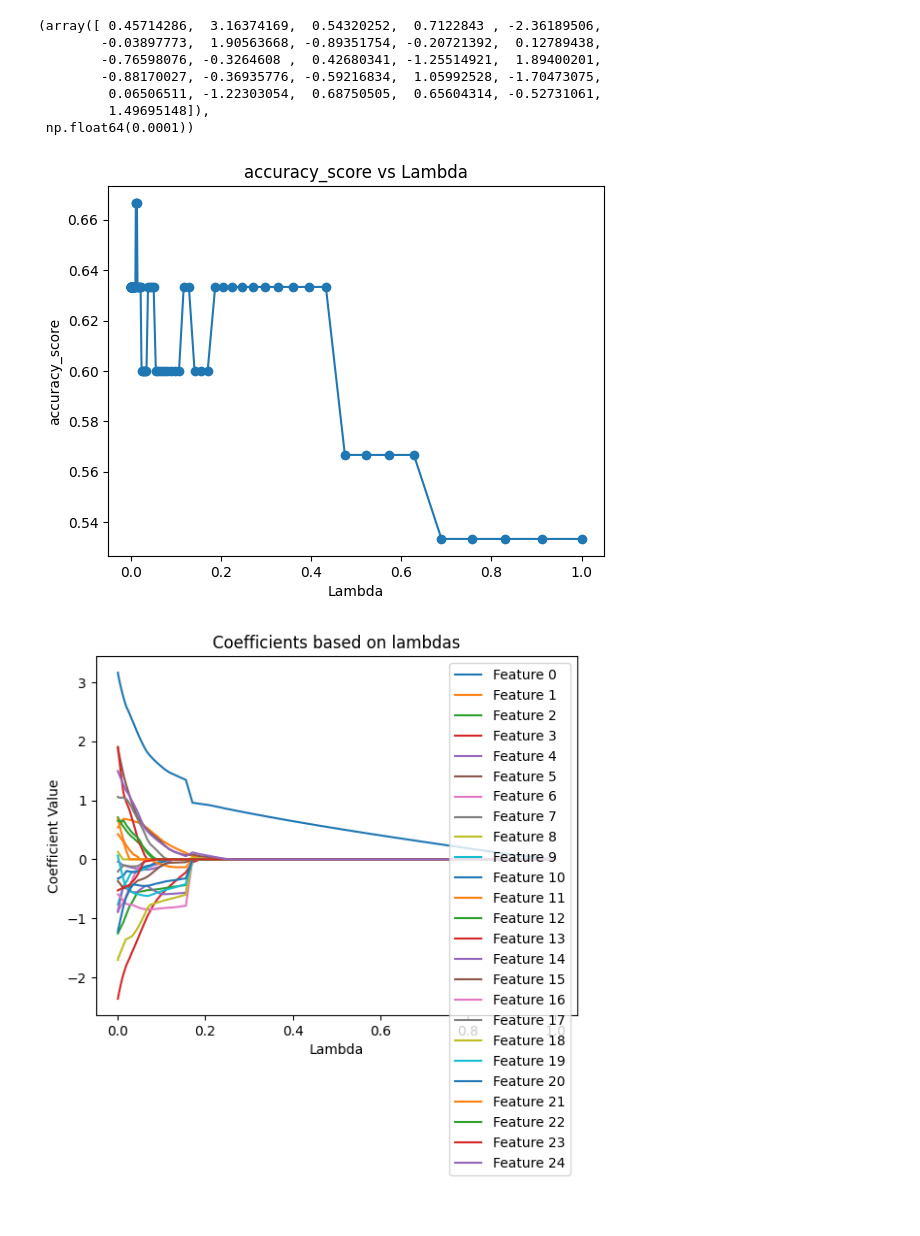
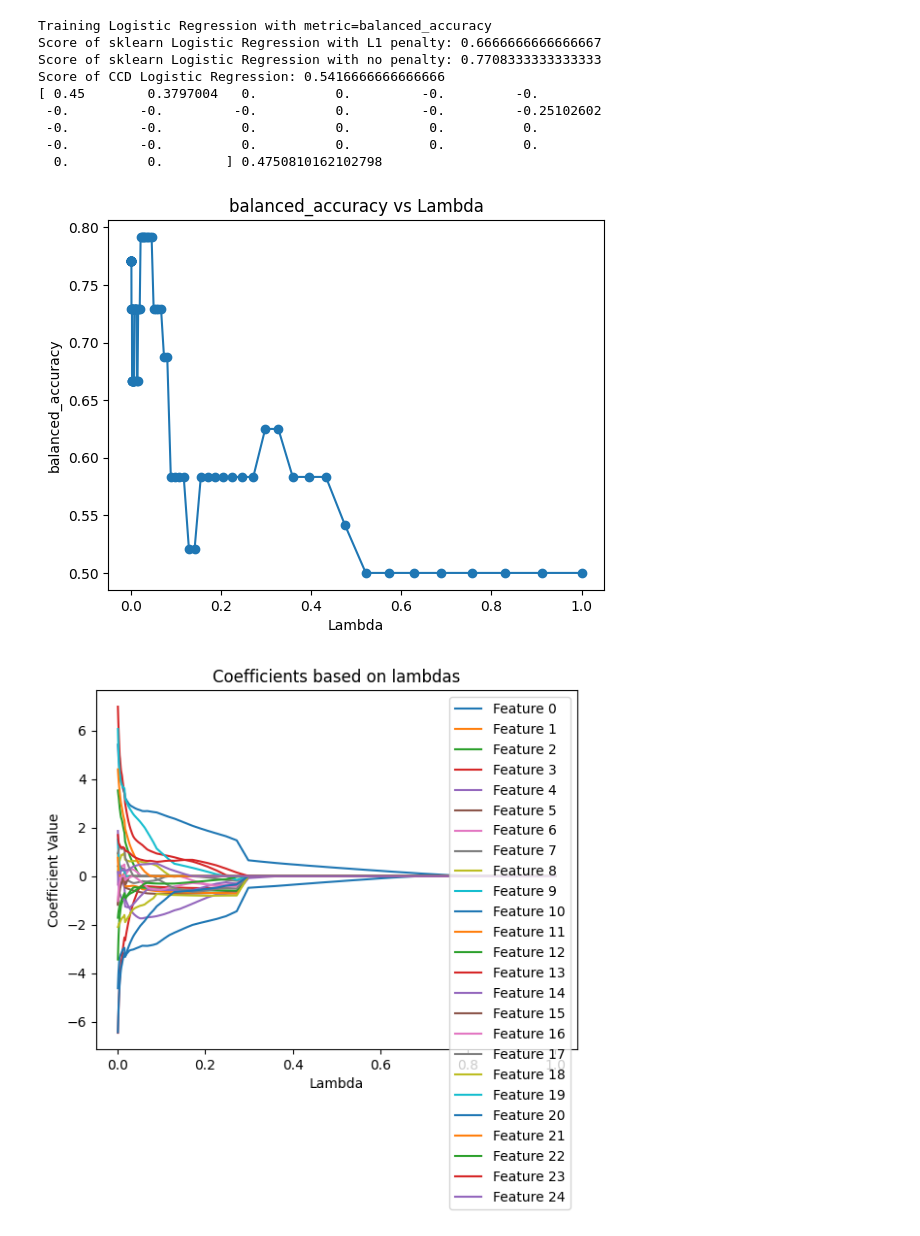
Before and after one commit to AgEwa/AML__CDD, a Jupyter notebook: project1.ipynb, the cells around one changed output. Drawn from its saved outputs; the diff is of its cells as text; code cells hidden in the pictures.

Commit message:
fix preprocessing to fit requirements, add metrics to choose, compare on artificial data for all metrics

```diff
--- a/project1.ipynb
+++ b/project1.ipynb
@@ -20,9 +22,4 @@ d = 25    # Dimension
 g = 0.7  # Covariance matrix multiplier
 
 X, y = generate_synthetic_data(p, n, d, g)
-X_train, X_test, y_train, y_test = train_test_split(X, y, test_size=0.3)
+X_train, X_test, y_train, y_test = train_test_split(X, y, test_size=0.4)
-# %%
-log_reg_ccd = LogRegCCD(max_iter=1000)
-log_reg_ccd.fit(X_train, y_train, X_train, y_train, np.logspace(-4, 0, 100))
-accuracy_log_reg_ccd = log_reg_ccd.validate(X_test, y_test, accuracy_score)
-print("Accuracy of CCD Logistic Regression:", accuracy_log_reg_ccd)
@@ -31,3 +26,5 @@ Accuracy of CCD Logistic Regression: 0.6333333333333333
+# %%
+X_valid, X_test, y_valid, y_test = train_test_split(X_test, y_test, test_size=0.5)
 # %%
 # sklearn logitsic regression with no penalty
 log_reg = LogisticRegression(penalty=None)
@@ -46,18 +43,31 @@ Accuracy of sklearn Logistic Regression with L1 penalty: 0.5666666666666667
-# %%
-log_reg_ccd.best_beta, log_reg_ccd.best_lambda
-# %% [output]
-(array([ 0.45714286,  3.16374169,  0.54320252,  0.7122843 , -2.36189506,
-        -0.03897773,  1.90563668, -0.89351754, -0.20721392,  0.12789438,
-        -0.76598076, -0.3264608 ,  0.42680341, -1.25514921,  1.89400201,
-        -0.88170027, -0.36935776, -0.59216834,  1.05992528, -1.70473075,
-         0.06506511, -1.22303054,  0.68750505,  0.65604314, -0.52731061,
-         1.49695148]),
- np.float64(0.0001))
-# %%
-log_reg_ccd.plot(accuracy_score, X_train, y_train, X_test, y_test, np.logspace(-4, 0, 100))
-# %% [output]
-[figure, removed]
-# %%
-log_reg_ccd.plot_coefficients(np.logspace(-4, 0, 100), X_train, y_train)
-# %% [output]
-[figure, removed]
+# %%
+def train_and_plot(metric):
+    print("Training Logistic Regression with metric={}".format(metric))
+    log_reg_ccd = LogRegCCD(max_iter=1000)
+    log_reg_ccd.fit(X_train, y_train, X_valid, y_valid, np.logspace(-4, 0, 100), metric=metric)
+    score_log_reg_ccd = log_reg_ccd.validate(X_test, y_test, metric=metric)
+
+    score_log_reg_l1 = evaluate_model(y_test, log_reg_l1.predict(X_test), log_reg_l1.predict_proba(X_test)[:, 1], metric=metric)
+    print("Score of sklearn Logistic Regression with L1 penalty:", score_log_reg_l1)
+    score_log_reg = evaluate_model(y_test, log_reg.predict(X_test), log_reg.predict_proba(X_test)[:, 1], metric=metric)
+    print("Score of sklearn Logistic Regression with no penalty:", score_log_reg)
+
+    print("Score of CCD Logistic Regression:", score_log_reg_ccd)
+    print(log_reg_ccd.best_beta, log_reg_ccd.best_lambda)
+    log_reg_ccd.plot(X_train, y_train, X_test, y_test, np.logspace(-4, 0, 100), metric=metric)
+    log_reg_ccd.plot_coefficients(np.logspace(-4, 0, 100), X_train, y_train, metric=metric)
+# %%
+for metric in ["balanced_accuracy", "precision", "recall", "f1", "auc_roc", "auc_pr"]:
+    train_and_plot(metric)
+# %% [output]
+Training Logistic Regression with metric=balanced_accuracy
+Score of sklearn Logistic Regression with L1 penalty: 0.6666666666666667
+Score of sklearn Logistic Regression with no penalty: 0.7708333333333333
+Score of CCD Logistic Regression: 0.5416666666666666
+[ 0.45        0.3797004   0.          0.         -0.         -0.
+ -0.         -0.         -0.          0.         -0.         -0.25102602
+ -0.         -0.          0.          0.          0.          0.
+ -0.         -0.          0.          0.          0.          0.
+  0.          0.        ] 0.4750810162102798
+[figure, added]
+[figure, added]
```
Also changed, not shown: parts of 4 cells of this notebook, 3 other files.
